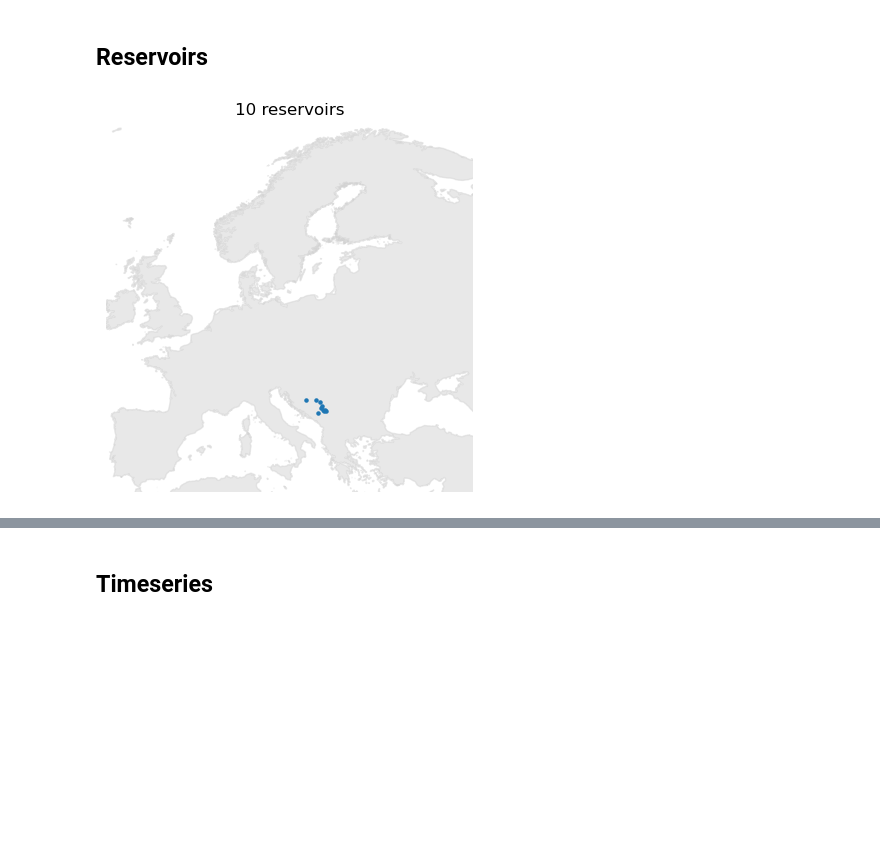
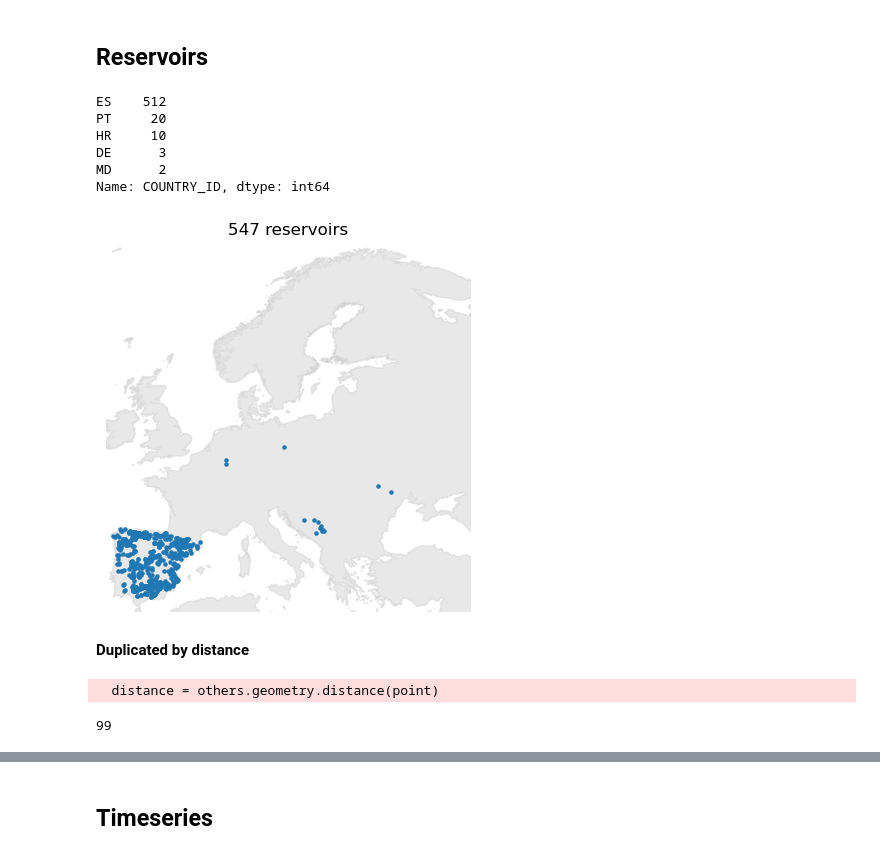
Before and after one commit to casadoj/lisflood-reservoirs, a Jupyter notebook: notebook/HDCC_download.ipynb, the cells around one changed output, grey strips where cells are left out. Saved outputs shown, nothing was run; the diff lists cells and outputs as text; code cells hidden in the pictures; blank space fills up the shorter version.

```diff
--- a/notebook/HDCC_download.ipynb
+++ b/notebook/HDCC_download.ipynb
@@ -28,10 +36,10 @@ from lisfloodreservoirs.utils import DatasetConfig, APIConfig
 # %% [markdown]
 ## Configuration
 # %%
-COUNTRY_ID = 'HR'
+COUNTRY_ID = None # 'HR'
 
-# dataset cofiguration
-cfg = DatasetConfig(f'./ResOps{COUNTRY_ID}/config_dataset.yml')
+# # dataset cofiguration
+# cfg = DatasetConfig(f'./ResOps{COUNTRY_ID}/config_dataset.yml')
 
 # HDMS API configuration
 api = APIConfig('./HDMS_API.yml')
@@ -63,7 +71,10 @@ if response.status_code == 200:
 
     # keep only reservoirs in the specific country
     mask_type = reservoirs.TYPE == 'RESERVOIR'
-    mask_country = reservoirs['COUNTRY-CODE'] == COUNTRY_ID
+    if COUNTRY_ID:
+        mask_country = reservoirs['COUNTRY-CODE'] == COUNTRY_ID
+    else:
+        mask_country = True
     reservoirs = reservoirs[mask_type & mask_country]
 
     # organize fields
@@ -88,10 +99,14 @@ if response.status_code == 200:
          'LONGITUDE_WGS84': 'LON',
          'COORDINATES_CHECKED': 'COORD_TEST',
          'HEIGHT': 'DAM_HGT_M',
+         'HEIGHT_REFERENCE_SYSTEM': 'HEIGHT_RS',
+         'LOCAL_REFERENCE_SYSTEM': 'LOCAL_RF',
          'DATE_OF_STARTING_MEASUREMENT': 'START',
          'DATE_OF_ENDING_MEASUREMENT': 'END',
          'DATE_OF_REGISTRATION': 'REGISTERED',
-         'LAST_CHANGE_COMMENT': 'COMMENT',
+         'LAST_CHANGE_COMMENT': 'COMMENT_',
+         'X-COORDINATE': 'X',
+         'Y-COORDINATE': 'Y',
     }, inplace=True)
     reservoirs.sort_index(axis=1, inplace=True)
 
@@ -99,14 +114,35 @@ if response.status_code == 200:
     geometry = [Point(xy) for xy in zip(reservoirs.LON, reservoirs.LAT)]
     reservoirs = gpd.GeoDataFrame(reservoirs, geometry=geometry)
     reservoirs.set_crs(epsg=4326, inplace=True)
+# %%
+# fix country names
+reservoirs.COUNTRY_ID = reservoirs.COUNTRY_ID.str.upper()
+reservoirs.COUNTRY = reservoirs.COUNTRY.str.capitalize()
+map_countries = {ID: reservoirs[reservoirs.COUNTRY_ID == ID].COUNTRY.value_counts().index[0] for ID in reservoirs.COUNTRY_ID.unique()}
+reservoirs.COUNTRY = reservoirs.COUNTRY_ID.map(map_countries)
+
+reservoirs.COUNTRY_ID.value_counts()
+# %% [output]
+ES    512
+PT     20
+HR     10
+DE      3
+MD      2
+Name: COUNTRY_ID, dtype: int64
+# %%
+# treat string columns
+col_names = ['RES_NAME', 'BASIN_LOC', 'BASIN_EN', 'RIVER_LOC', 'RIVER_EN']
+reservoirs[col_names] = reservoirs[col_names].astype(str).replace('nan', '')
+for col in col_names:
+    reservoirs[col] = reservoirs[col].str.lower().apply(remove_accents)
 # %%
 fig, ax = plt.subplots(subplot_kw=dict(projection=ccrs.PlateCarree()))
 ax.add_feature(cfeature.NaturalEarthFeature('physical', 'land', '10m', edgecolor='face', facecolor='lightgray'),
                alpha=.5,
                zorder=0)
 reservoirs.plot(markersize=5, ax=ax)
-ax.set_title(f'{reservoirs.shape[0]} reservoirs')
+ax.set_title(f'{len(reservoirs)} reservoirs')
 ax.set_extent([-10, 40, 35.5, 70])
 ax.axis('off');
 # %% [output]
-[figure, old version]
+[figure, new version]
@@ -117,0 +155,2 @@ reservoirs.to_file(PATH_GIS / 'reservoirs_HDMS.shp')
+# %% [markdown]
+**Duplicated by distance**
@@ -117,0 +198,12 @@ reservoirs.to_file(PATH_GIS / 'reservoirs_HDMS.shp')
+# %%
+# find duplicates based on distance and provider
+duplicates = find_duplicates(reservoirs, provider_col='PROV_ID', distance_thr=.01667)
+print(len(duplicates))
+
+# export
+with open("duplicated_reservoirs.txt", "w") as file:
+    for sublist in duplicates:
+        file.write(','.join(map(str, sublist)) + '\n')
+# %% [output]
+  distance = others.geometry.distance(point)
+99
```
Also changed, not shown: parts of 22 cells of this notebook, 3 other files.
